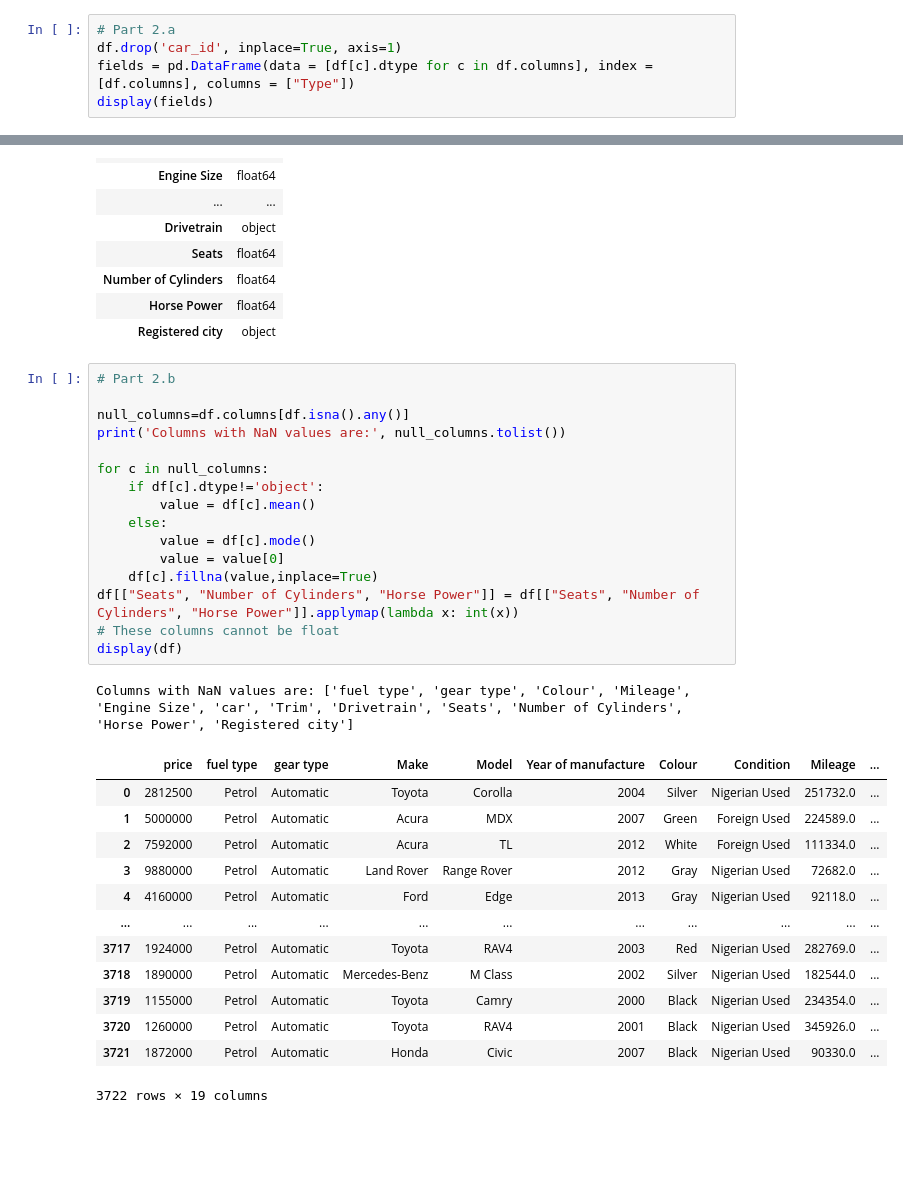
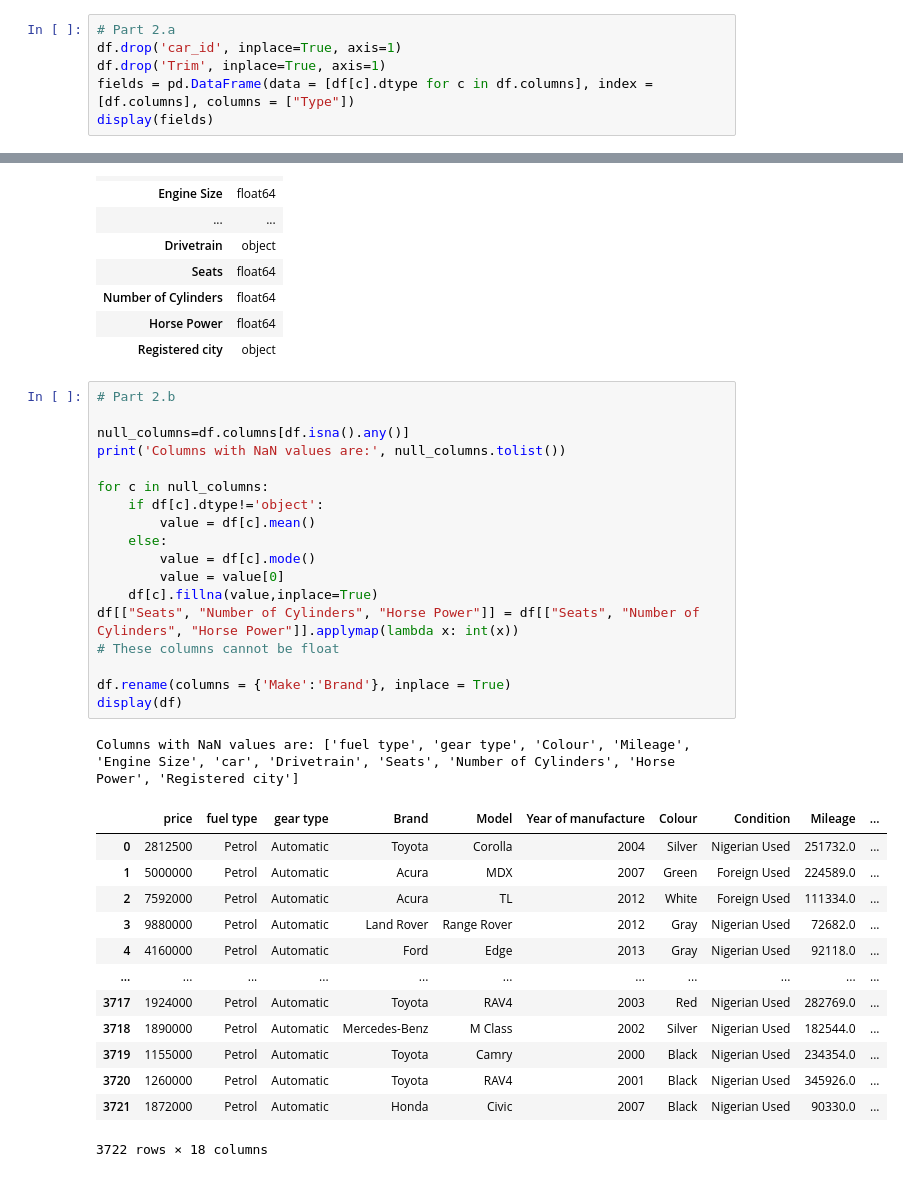
Before and after one commit to Waleed-Almutairi/ISE-291-Project, a Jupyter notebook: Code/VechicelCrashes.ipynb, the cells around one changed output, grey strips where cells are left out. Cells and saved outputs as stored; diff of their text form; blank space fills up the shorter version.

```diff
--- a/Code/VechicelCrashes.ipynb
+++ b/Code/VechicelCrashes.ipynb
@@ -26,6 +26,7 @@ Index(['car_id', 'price', 'fuel type', 'gear type', 'Make', 'Model',
 # %%
 # Part 2.a
 df.drop('car_id', inplace=True, axis=1)
+df.drop('Trim', inplace=True, axis=1)
 fields = pd.DataFrame(data = [df[c].dtype for c in df.columns], index = [df.columns], columns = ["Type"])
 display(fields)
 # %% [output]
@@ -49,22 +50,24 @@ display(fields)
 # %%
 # Part 2.b
 
 null_columns=df.columns[df.isna().any()]
 print('Columns with NaN values are:', null_columns.tolist())
 
 for c in null_columns:
     if df[c].dtype!='object':
         value = df[c].mean()
     else:
         value = df[c].mode()
         value = value[0]
     df[c].fillna(value,inplace=True)
 df[["Seats", "Number of Cylinders", "Horse Power"]] = df[["Seats", "Number of Cylinders", "Horse Power"]].applymap(lambda x: int(x))
 # These columns cannot be float
+
+df.rename(columns = {'Make':'Brand'}, inplace = True)
 display(df)
 # %% [output]
-Columns with NaN values are: ['fuel type', 'gear type', 'Colour', 'Mileage', 'Engine Size', 'car', 'Trim', 'Drivetrain', 'Seats', 'Number of Cylinders', 'Horse Power', 'Registered city']
+Columns with NaN values are: ['fuel type', 'gear type', 'Colour', 'Mileage', 'Engine Size', 'car', 'Drivetrain', 'Seats', 'Number of Cylinders', 'Horse Power', 'Registered city']
-|  | price | fuel type | gear type | Make | Model | Year of manufacture | Colour | Condition | Mileage | ... |
+|  | price | fuel type | gear type | Brand | Model | Year of manufacture | Colour | Condition | Mileage | ... |
 | 0 | 2812500 | Petrol | Automatic | Toyota | Corolla | 2004 | Silver | Nigerian Used | 251732.0 | ... |
 | 1 | 5000000 | Petrol | Automatic | Acura | MDX | 2007 | Green | Foreign Used | 224589.0 | ... |
 | 2 | 7592000 | Petrol | Automatic | Acura | TL | 2012 | White | Foreign Used | 111334.0 | ... |
@@ -76,7 +79,7 @@ Columns with NaN values are: ['fuel type', 'gear type', 'Colour', 'Mileage', 'En
 | 3719 | 1155000 | Petrol | Automatic | Toyota | Camry | 2000 | Black | Nigerian Used | 234354.0 | ... |
 | 3720 | 1260000 | Petrol | Automatic | Toyota | RAV4 | 2001 | Black | Nigerian Used | 345926.0 | ... |
 | 3721 | 1872000 | Petrol | Automatic | Honda | Civic | 2007 | Black | Nigerian Used | 90330.0 | ... |
-3722 rows × 19 columns
+3722 rows × 18 columns
 # %%
 from sklearn.preprocessing import StandardScaler
 from matplotlib import pyplot as plt
```
Also changed, not shown: parts of 2 cells of this notebook.
